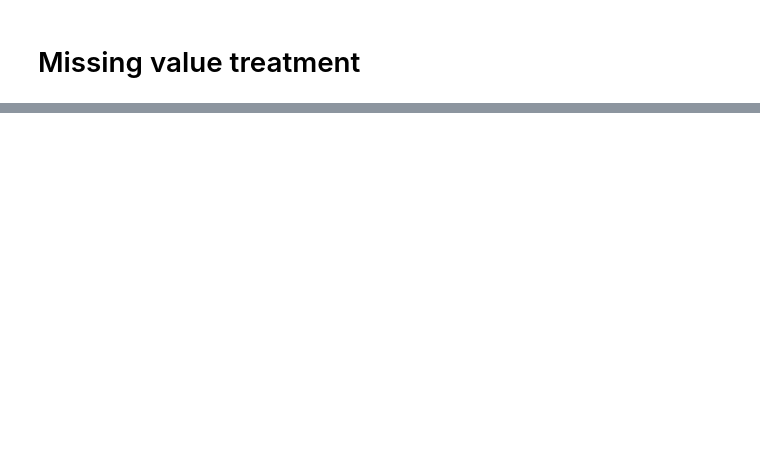
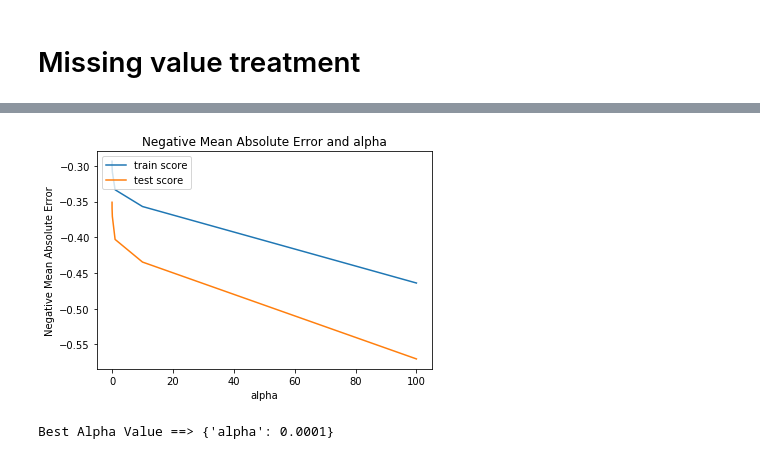
Before and after one commit to Nanditha-G-N/Machine-Learning-Case-Studies, a Jupyter notebook: ChurnCaseStudy/Telecom-Churn-Krishnan.ipynb, the cells around one changed output, grey strips where cells are left out. Cells and saved outputs as stored; diff of their text form; code cells hidden in the pictures; blank space fills up the shorter version.

```diff
--- a/ChurnCaseStudy/Telecom-Churn-Krishnan.ipynb
+++ b/ChurnCaseStudy/Telecom-Churn-Krishnan.ipynb
@@ -326,0 +719,19 @@ print(col_with_null)
+# %%
+from sklearn.linear_model import Lasso
+# hide warnings
+import warnings
+warnings.filterwarnings('ignore')
+
+params = {'alpha': [0.0001, 0.001, 0.01, 0.1,1.0,10.0,100]}
+lasso = Lasso()
+
+# cross validation
+lasso_model_cv = GridSearchCV(estimator = lasso,
+                              param_grid = params,
+                              scoring= 'neg_mean_absolute_error',
+                              cv = 5,
+                              return_train_score=True,
+                              verbose = 10,
+                              n_jobs = -1)
+
+lasso_model_cv.fit(X_train_bal, y_train_bal)
@@ -326,0 +756,3 @@ print(col_with_null)
+# %%
+lasso_cv_results = pd.DataFrame(lasso_model_cv.cv_results_)
+lasso_cv_results.head()
@@ -326,0 +766,19 @@ print(col_with_null)
+# %%
+# plotting mean test and train scoes with alpha
+lasso_cv_results['param_alpha'] = lasso_cv_results['param_alpha'].astype('float32')
+
+# plotting
+plt.plot(lasso_cv_results['param_alpha'], lasso_cv_results['mean_train_score'])
+plt.plot(lasso_cv_results['param_alpha'], lasso_cv_results['mean_test_score'])
+plt.xlabel('alpha')
+plt.ylabel('Negative Mean Absolute Error')
+
+plt.title("Negative Mean Absolute Error and alpha")
+plt.legend(['train score', 'test score'], loc='upper left')
+plt.show()
+# %% [output]
+[figure, added]
+# %%
+print("Best Alpha Value ==> {} ".format(lasso_model_cv.best_params_))
+# %% [output]
+Best Alpha Value ==> {'alpha': 0.0001}
```
Also changed, not shown: parts of 107 cells of this notebook.
